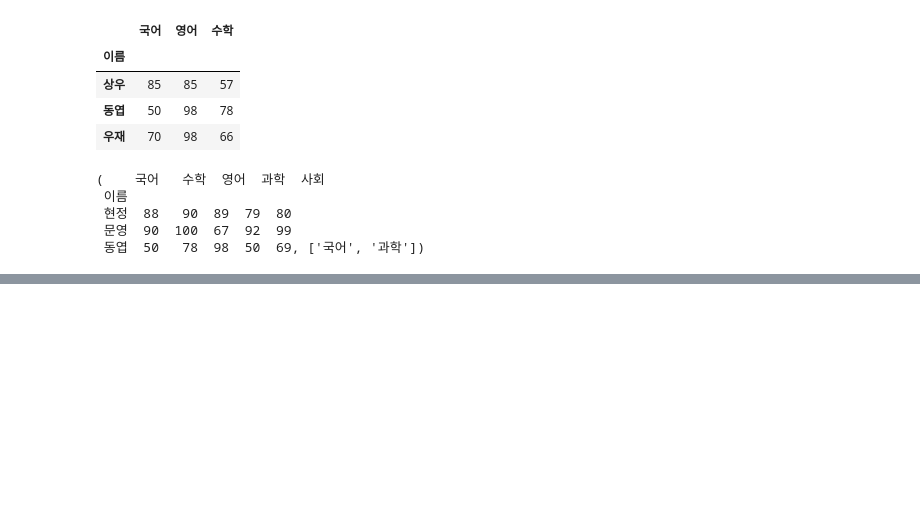
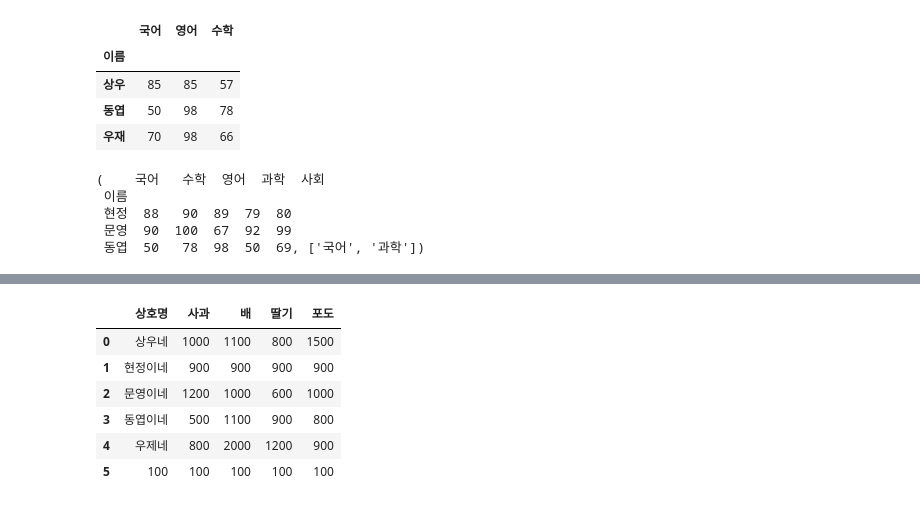
Before and after one commit to IT-HONGREAT/ML, a Jupyter notebook: pandas_Series.ipynb, the cells around one changed output, grey strips where cells are left out. Saved outputs shown, nothing was run; the diff lists cells and outputs as text; code cells hidden in the pictures; blank space fills up the shorter version.

```diff
--- a/pandas_Series.ipynb
+++ b/pandas_Series.ipynb
@@ -403,0 +491,15 @@ df.loc['현정':'동엽'],['국어','과학']
+# %%
+
+#NaN 채우는 법 => fill_value
+
+reindex_df2 = df.reindex(new_index,fill_value =100)
+
+reindex_df2
+# %% [output]
+|  | 상호명 | 사과 | 배 | 딸기 | 포도 |
+| 0 | 상우네 | 1000 | 1100 | 800 | 1500 |
+| 1 | 현정이네 | 900 | 900 | 900 | 900 |
+| 2 | 문영이네 | 1200 | 1000 | 600 | 1000 |
+| 3 | 동엽이네 | 500 | 1100 | 900 | 800 |
+| 4 | 우제네 | 800 | 2000 | 1200 | 900 |
+| 5 | 100 | 100 | 100 | 100 | 100 |
```
Also changed, not shown: parts of 14 cells of this notebook.
